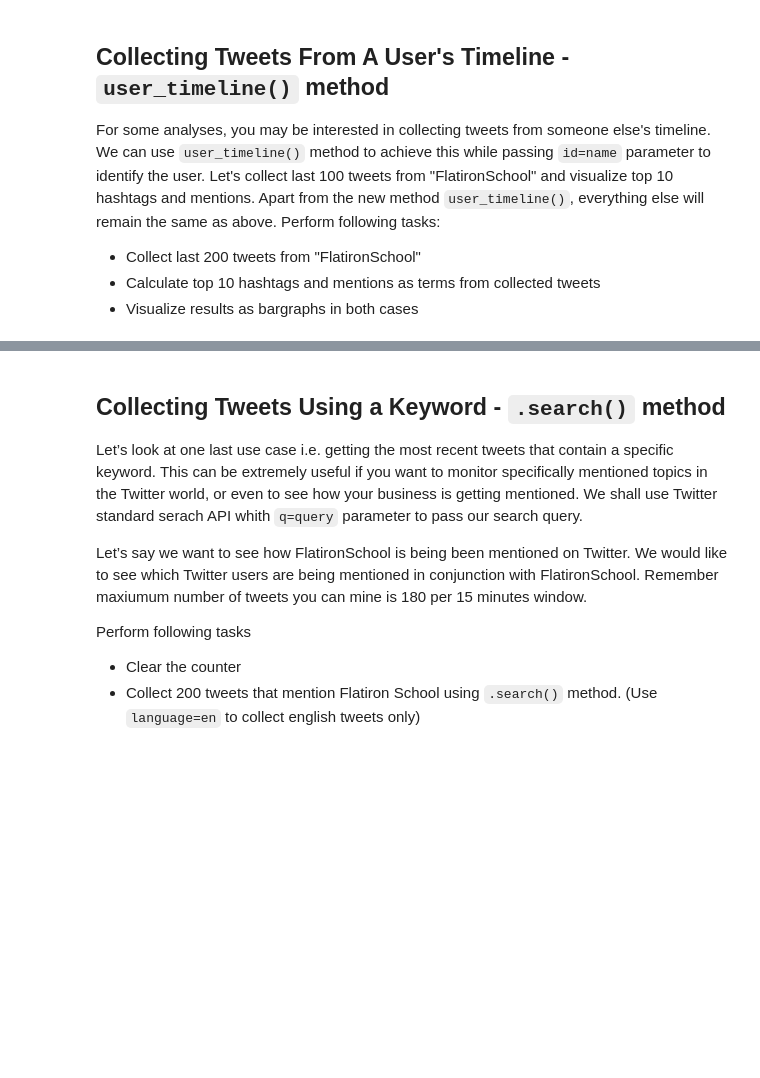
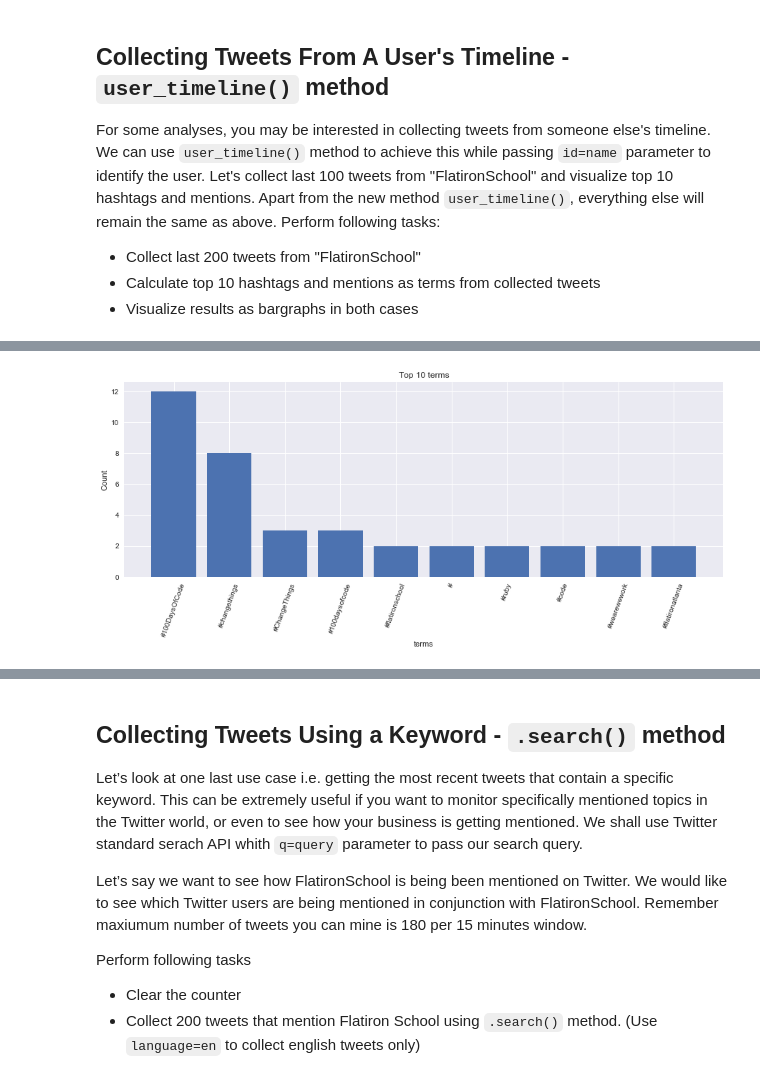
Before and after one commit to giorosati/dsc-2-15-09-accessing-data-from-twitter-lab-online-ds-pt-100118, a Jupyter notebook: index.ipynb, the cells around one changed output, grey strips where cells are left out. Cells and saved outputs as stored; diff of their text form; code cells hidden in the pictures; blank space fills up the shorter version.

```diff
--- a/index.ipynb
+++ b/index.ipynb
@@ -554,6 +606,15 @@ You are required to calculate the frequencies of bigrams in the collected tweets
 # %%
 # Show the frequency of top 20 bigrams in the corpus
 
+count_all.clear()
+
+for tweet in data:
+    cleaned_terms = [term for term in preprocess_tweet(tweet['text'])
+                        if term not in stop and not term.startswith(('#', '@'))]
+    terms_bigrams = bigrams(cleaned_terms)
+    count_all.update(list(terms_bigrams))
+
+pprint(count_all.most_common(20))
 
 
 # [(('Vote', 'Vote'), 33), (('Data', 'Science'), 11), (('San', 'Francisco'), 7),
@@ -575,3 +657,10 @@ For some analyses, you may be interested in collecting tweets from someone else'
 * Visualize results as bargraphs in both cases
 # %%
 # Calculate and Visulize top 10 hashtags in last 200 tweets from FlatironSchool's Timeline
+
+count_all.clear()
+
+account = 'FlatironSchool'
+count_to_get = 200
+
+results = my_first_api.user_timeline(id=account, count=count_to_get)
@@ -580,0 +667,6 @@ For some analyses, you may be interested in collecting tweets from someone else'
+# %%
+for tweet in results:
+    hashtags = [term for term in preprocess_tweet(tweet.text) if term.startswith('#')]
+    count_all.update(hashtags)
+
+pprint(count_all.most_common(10))
@@ -580,0 +684,11 @@ For some analyses, you may be interested in collecting tweets from someone else'
+# %%
+top10 = count_all.most_common(10)
+plt.bar(range(len(top10)), [val[1] for val in top10], align='center')
+plt.xticks(range(len(top10)), [val[0] for val in top10])
+plt.xticks(rotation=70)
+plt.title('Top 10 terms')
+plt.xlabel('terms')
+plt.ylabel('Count')
+plt.show()
+# %% [output]
+[figure, added]
```
Also changed, not shown: parts of 27 cells of this notebook, 2 other files.
